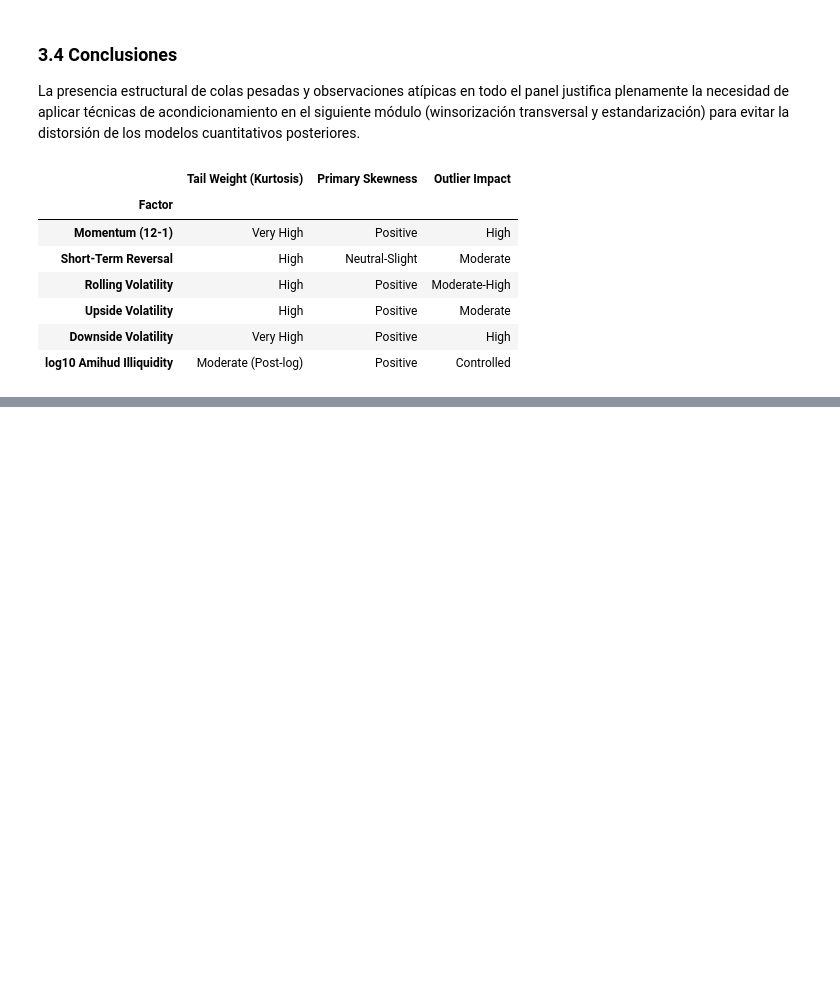
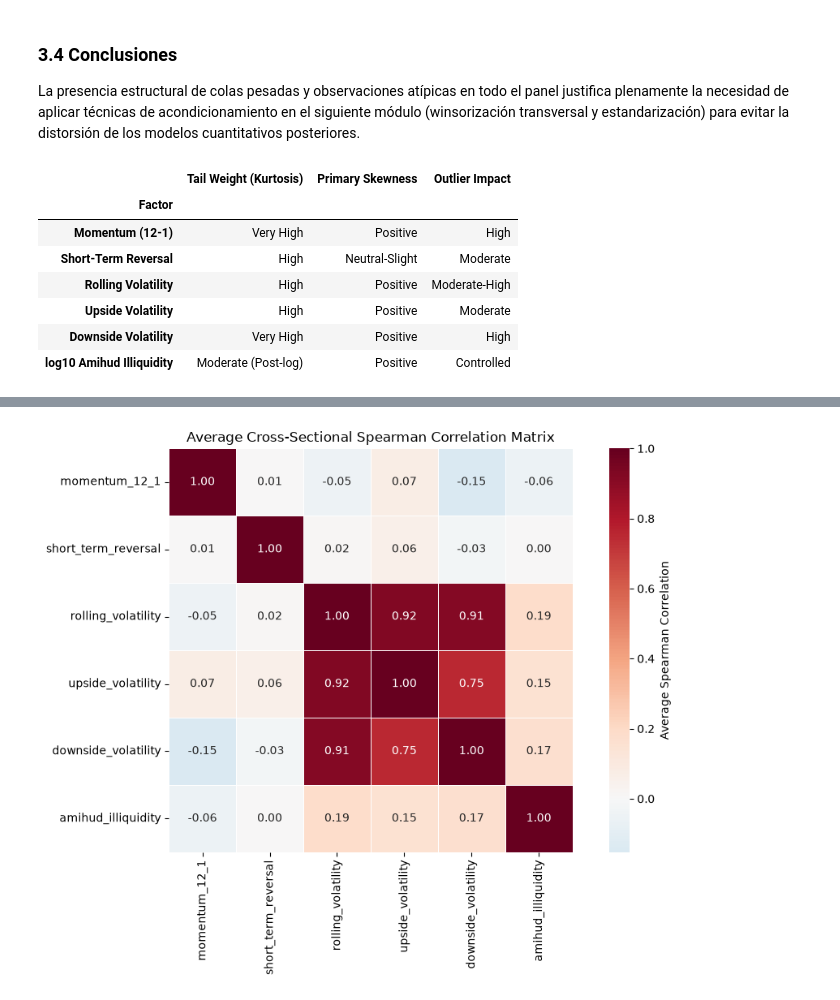
Before and after one commit to PalaciosDaniel/quant-portfolio-project, a Jupyter notebook: notebooks/04_factor_validation.ipynb, the cells around one changed output, grey strips where cells are left out. Saved outputs shown, nothing was run; the diff lists cells and outputs as text; code cells hidden in the pictures; blank space fills up the shorter version.

```diff
--- a/notebooks/04_factor_validation.ipynb
+++ b/notebooks/04_factor_validation.ipynb
@@ -704,0 +953,9 @@ Establecer la frecuencia lógica de rebalanceo de la cartera. Si un factor pierd
+# %%
+stability_table = pd.DataFrame({
+    factor: results["median"]
+    for factor, results in stability_results.items()
+}, index=lags)
+
+stability_table.index.name = "Lag"
+
+display(stability_table.map(lambda x: f"{x:.3g}"))
@@ -733,0 +994,76 @@ Identificar objetivamente qué parejas de factores están midiendo la misma señ
+# %%
+factor_names = list(factors_clean.keys())
+
+processed_factors = {}
+
+for name, df in factors_clean.items():
+
+    # Apply log10 transformation only to Amihud
+    if name == "amihud_illiquidity":
+        vals = np.where(df.values > 0, np.log10(df.values), np.nan)
+        processed_factors[name] = pd.DataFrame(
+            vals,
+            index=df.index,
+            columns=df.columns
+        )
+    else:
+        processed_factors[name] = df
+
+# Compute one correlation matrix per day
+
+corr_matrices = []
+
+for date in processed_factors[factor_names[0]].index:
+
+    # Assets × Factors matrix
+    cross_section = pd.DataFrame({
+        factor: processed_factors[factor].loc[date]
+        for factor in factor_names
+    })
+
+    # Keep complete observations only
+    cross_section = cross_section.dropna()
+
+    if len(cross_section) < 10:
+        continue
+
+    # Daily Spearman correlation matrix
+    corr = cross_section.corr(method="spearman")
+
+    corr_matrices.append(corr)
+
+
+# Average correlation matrix
+
+mean_corr = sum(corr_matrices) / len(corr_matrices)
+
+
+# Standard deviation of the correlations
+corr_stack = np.stack([corr.values for corr in corr_matrices])
+
+std_corr = pd.DataFrame(
+    corr_stack.std(axis=0),
+    index=factor_names,
+    columns=factor_names
+)
+
+# Heatmap
+plt.figure(figsize=(10, 7))
+
+sns.heatmap(
+    mean_corr,
+    annot=True,
+    fmt=".2f",
+    cmap="RdBu_r",
+    center=0,
+    square=True,
+    linewidths=0.5,
+    cbar_kws={"label": "Average Spearman Correlation"}
+)
+
+plt.title("Average Cross-Sectional Spearman Correlation Matrix")
+
+plt.tight_layout()
+plt.show()
+# %% [output]
+[figure, added]
```
Also changed, not shown: parts of 41 cells of this notebook, 3 other files.
